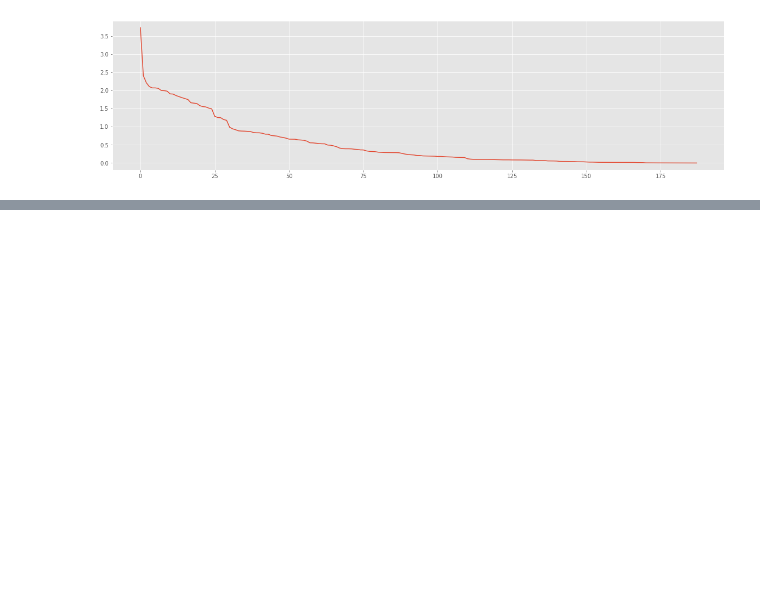
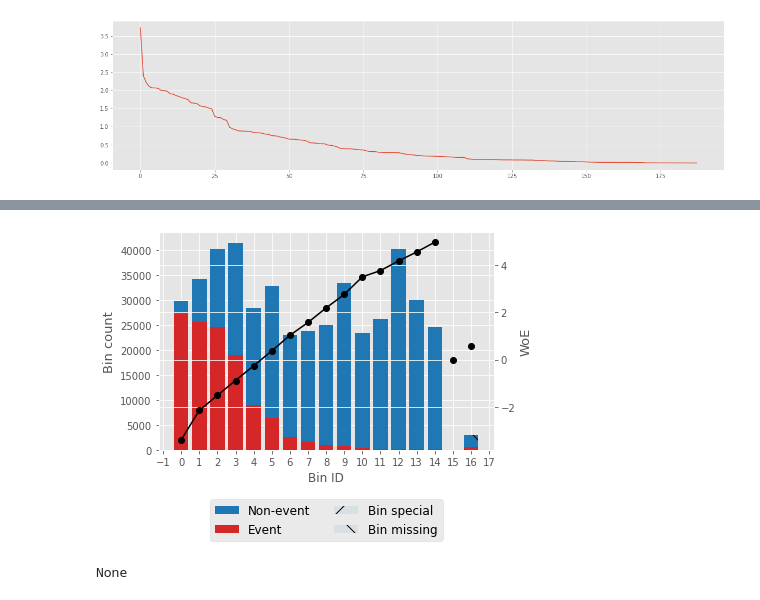
Before and after one commit to chaitsugale/AMEX-Default-PREDICTION, a Jupyter notebook: amex-default-prediction.ipynb, the cells around one changed output, grey strips where cells are left out. Cells and saved outputs as stored; diff of their text form; code cells hidden in the pictures; blank space fills up the shorter version.

Commit message:
Kaggle Notebook | Amex Default Prediction | Version 7

```diff
--- a/amex-default-prediction.ipynb
+++ b/amex-default-prediction.ipynb
@@ -289,3 +284,13 @@ iv_score_diff.reset_index(drop=True).plot()
 plt.show()
 # %% [output]
 [figure]
+# %%
+# weight of evidence
+col = 'P_2'
+
+amex_opt = optbinning.OptimalBinning(dtype = 'numerical')
+amex_opt.fit(amex_train[col],amex_train['target'])
+
+binning_table = amex_opt.binning_table
+
+display(binning_table.build())
@@ -291,0 +315,5 @@ plt.show()
+# %%
+display(binning_table.plot(metric="woe"))
+# %% [output]
+[figure, added]
+None
```
Also changed, not shown: parts of 7 cells of this notebook.
